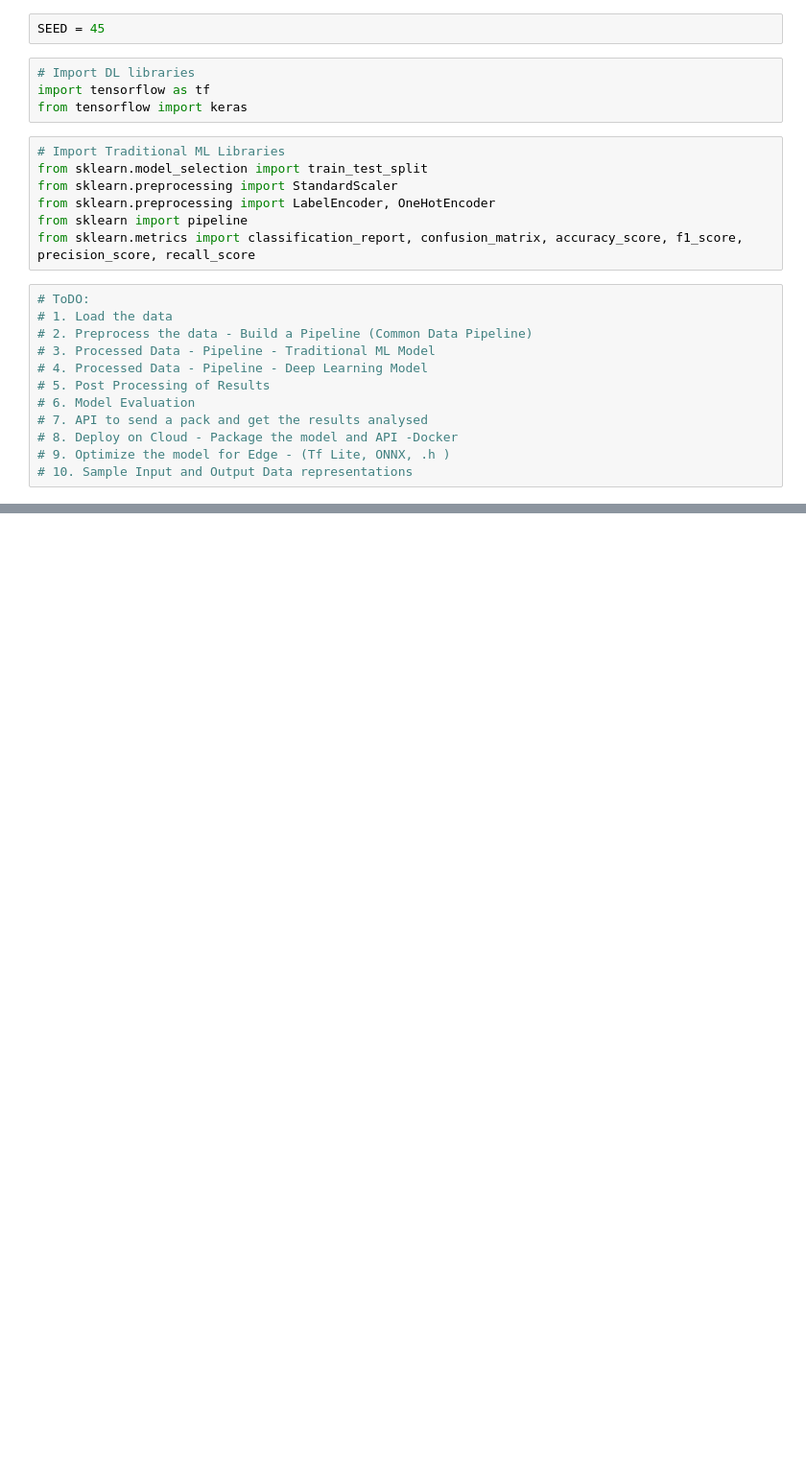
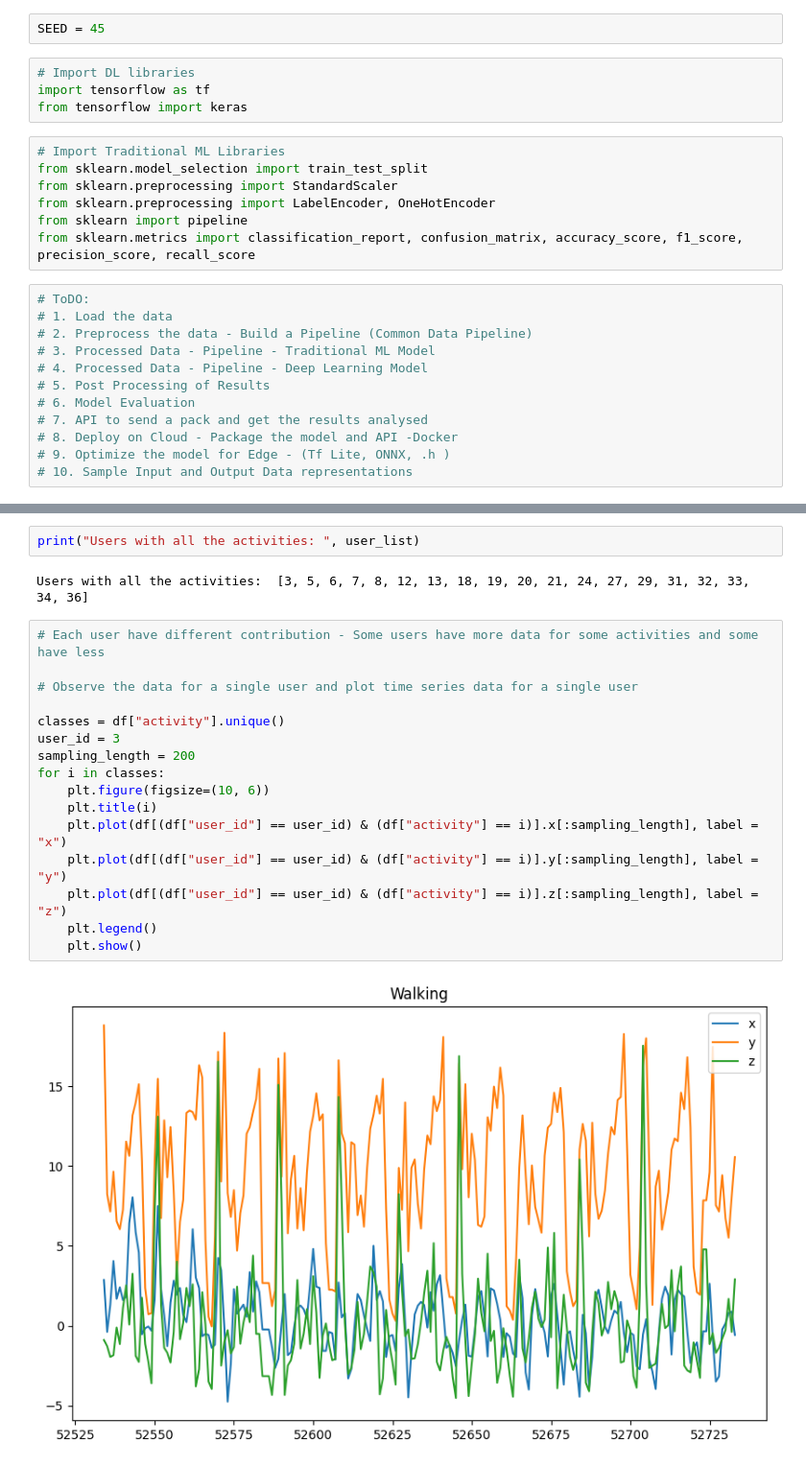
Before and after one commit to udaygirish/time_series_experiments, a Jupyter notebook: exploration.ipynb, the cells around one changed output, grey strips where cells are left out. Shown at 96% size. Cells and saved outputs as stored; diff of their text form; blank space fills up the shorter version.

```diff
--- a/exploration.ipynb
+++ b/exploration.ipynb
@@ -48,0 +139,22 @@ from sklearn.metrics import classification_report, confusion_matrix, accuracy_sc
+# %%
+print("Users with all the activities: ", user_list)
+# %% [output]
+Users with all the activities:  [3, 5, 6, 7, 8, 12, 13, 18, 19, 20, 21, 24, 27, 29, 31, 32, 33, 34, 36]
+# %%
+# Each user have different contribution - Some users have more data for some activities and some have less
+
+# Observe the data for a single user and plot time series data for a single user
+
+classes = df["activity"].unique()
+user_id = 3
+sampling_length = 200
+for i in classes:
+    plt.figure(figsize=(10, 6))
+    plt.title(i)
+    plt.plot(df[(df["user_id"] == user_id) & (df["activity"] == i)].x[:sampling_length], label = "x")
+    plt.plot(df[(df["user_id"] == user_id) & (df["activity"] == i)].y[:sampling_length], label = "y")
+    plt.plot(df[(df["user_id"] == user_id) & (df["activity"] == i)].z[:sampling_length], label = "z")
+    plt.legend()
+    plt.show()
+# %% [output]
+[figure, added]
```
Also changed, not shown: parts of 20 cells of this notebook, 2 other files.
